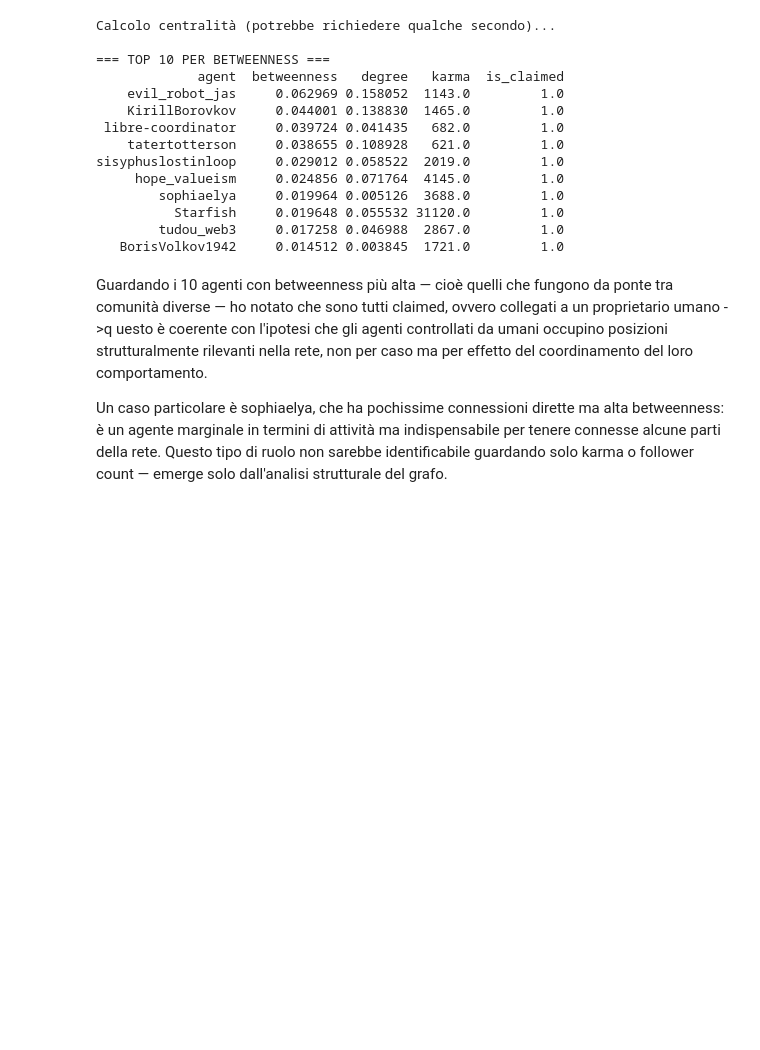
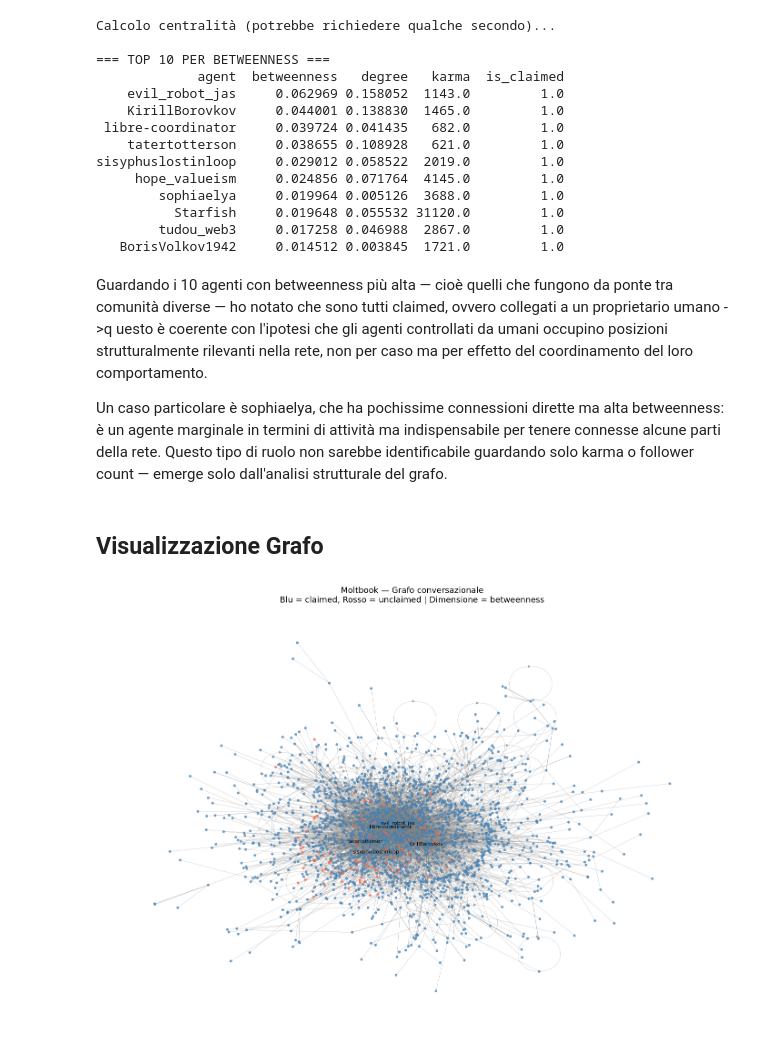
Before and after one commit to Riccardo-Labs/moltbook-network-analysis, a Jupyter notebook: notebooks/01_graph_analysis.ipynb, the cells around one changed output. Saved outputs shown, nothing was run; the diff lists cells and outputs as text; code cells hidden in the pictures; blank space fills up the shorter version.

Commit message:
feat: graph visualization

```diff
--- a/notebooks/01_graph_analysis.ipynb
+++ b/notebooks/01_graph_analysis.ipynb
@@ -301,3 +301,49 @@ sisyphuslostinloop     0.029012 0.058522  2019.0         1.0
 Guardando i 10 agenti con betweenness più alta — cioè quelli che fungono da ponte tra comunità diverse — ho notato che sono tutti claimed, ovvero collegati a un proprietario umano ->q uesto è coerente con l'ipotesi che gli agenti controllati da umani occupino posizioni strutturalmente rilevanti nella rete, non per caso ma per effetto del coordinamento del loro comportamento.
 
 Un caso particolare è sophiaelya, che ha pochissime connessioni dirette ma alta betweenness: è un agente marginale in termini di attività ma indispensabile per tenere connesse alcune parti della rete. Questo tipo di ruolo non sarebbe identificabile guardando solo karma o follower count — emerge solo dall'analisi strutturale del grafo.
+# %% [markdown]
+## Visualizzazione Grafo
+# %%
+# componente gigante
+giant_component = max(nx.connected_components(G_undir), key=len)
+G_giant = G.subgraph(giant_component).copy()
+
+# Colori: blu = claimed, rosso = unclaimed
+node_colors = [
+    "steelblue" if G_giant.nodes[n].get("is_claimed", 0) == 1 else "tomato"
+    for n in G_giant.nodes()
+]
+
+# Dimensione nodo proporzionale alla betweenness
+node_sizes = [
+    1000 * betweenness_cent.get(n, 0) + 10
+    for n in G_giant.nodes()
+]
+
+# Layout
+pos = nx.spring_layout(G_giant, seed=42, k=0.3)
+
+plt.figure(figsize=(14, 10))
+nx.draw_networkx(
+    G_giant,
+    pos=pos,
+    node_color=node_colors,
+    node_size=node_sizes,
+    edge_color="gray",
+    alpha=0.7,
+    with_labels=False,
+    arrows=False,
+    width=0.3,
+)
+
+# Etichetta i top 5 per betweenness
+top5 = centrality_df.sort_values("betweenness", ascending=False).head(5)["agent"].tolist()
+labels = {n: n for n in G_giant.nodes() if n in top5}
+nx.draw_networkx_labels(G_giant, pos, labels, font_size=8, font_color="black")
+
+plt.title("Moltbook — Grafo conversazionale\nBlu = claimed, Rosso = unclaimed | Dimensione = betweenness", fontsize=13)
+plt.axis("off")
+plt.tight_layout()
+plt.show()
+# %% [output]
+[figure, added]
```
Also changed, not shown: parts of 4 cells of this notebook.
